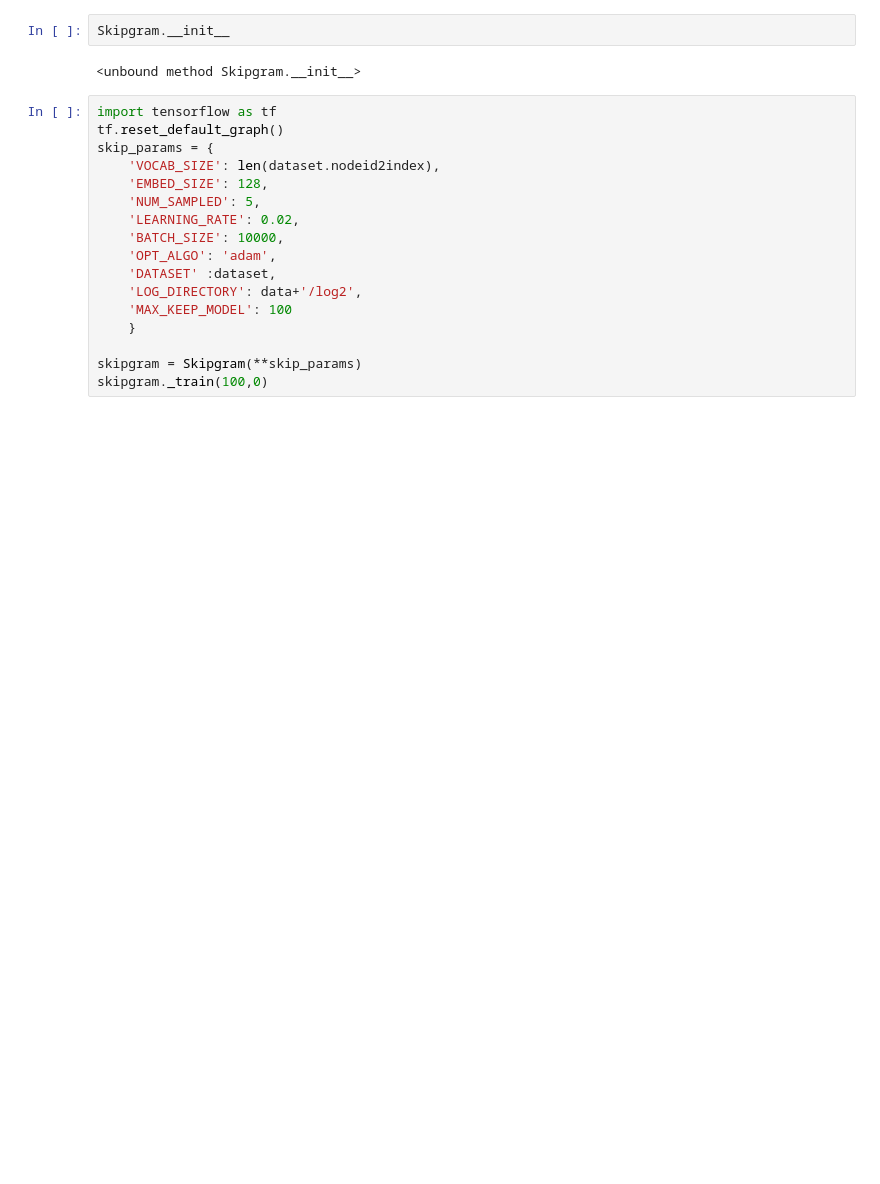
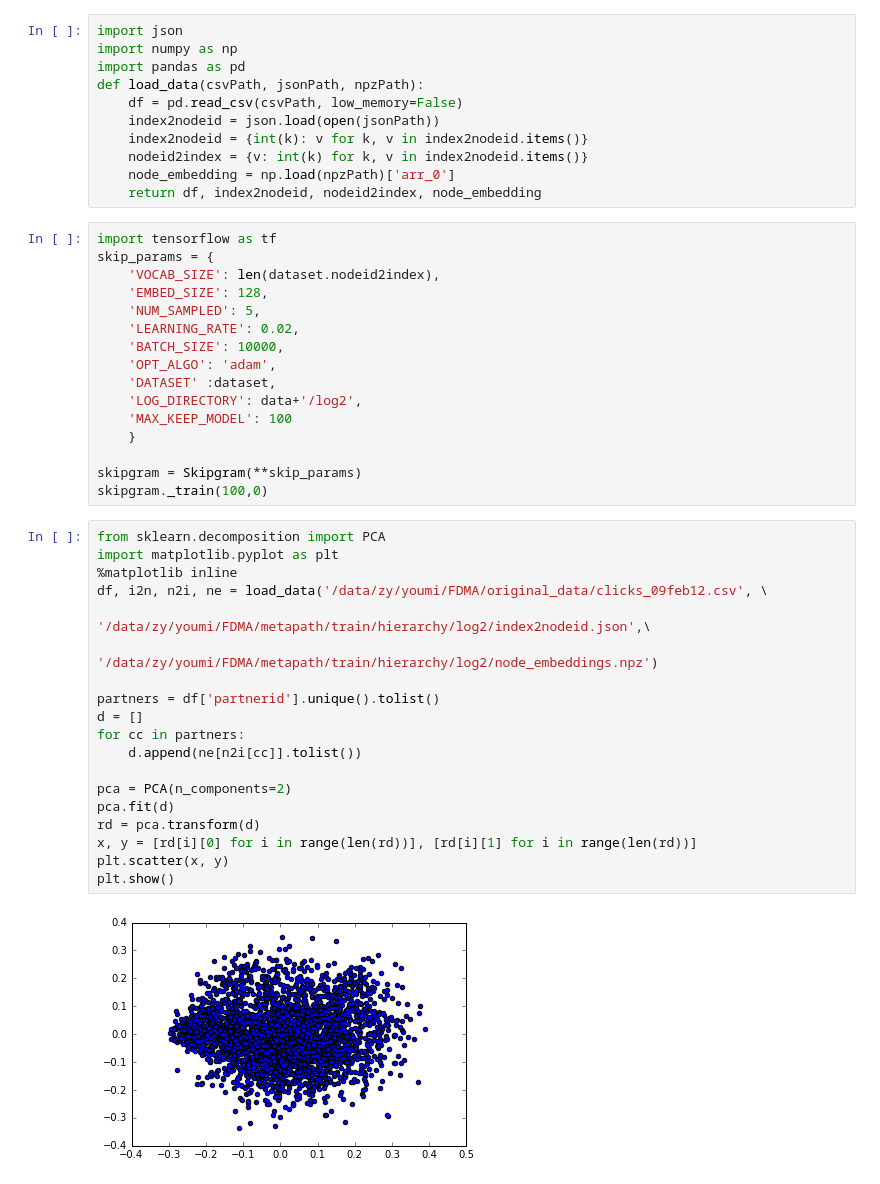
Before and after one commit to YithroZhuang/Fraud_detection, a Jupyter notebook: fraud_detection/Untitled.ipynb, the cells around one changed output. Saved outputs shown, nothing was run; the diff lists cells and outputs as text; blank space fills up the shorter version.

```diff
--- a/fraud_detection/Untitled.ipynb
+++ b/fraud_detection/Untitled.ipynb
@@ -15,11 +15,17 @@ The number of unique words:154183
 window size 5
-# %%
-Skipgram.__init__
-# %% [output]
-<unbound method Skipgram.__init__>
+# %%
+import json
+import numpy as np
+import pandas as pd
+def load_data(csvPath, jsonPath, npzPath):
+    df = pd.read_csv(csvPath, low_memory=False)
+    index2nodeid = json.load(open(jsonPath))
+    index2nodeid = {int(k): v for k, v in index2nodeid.items()}
+    nodeid2index = {v: int(k) for k, v in index2nodeid.items()}
+    node_embedding = np.load(npzPath)['arr_0']
+    return df, index2nodeid, nodeid2index, node_embedding
 # %%
 import tensorflow as tf
-tf.reset_default_graph()
 skip_params = {
     'VOCAB_SIZE': len(dataset.nodeid2index),
     'EMBED_SIZE': 128,
@@ -34,3 +40,24 @@ skip_params = {
 
 skipgram = Skipgram(**skip_params)
 skipgram._train(100,0)
+# %%
+from sklearn.decomposition import PCA
+import matplotlib.pyplot as plt
+%matplotlib inline
+df, i2n, n2i, ne = load_data('/data/zy/youmi/FDMA/original_data/clicks_09feb12.csv', \
+                             '/data/zy/youmi/FDMA/metapath/train/hierarchy/log2/index2nodeid.json',\
+                             '/data/zy/youmi/FDMA/metapath/train/hierarchy/log2/node_embeddings.npz')
+
+partners = df['partnerid'].unique().tolist()
+d = []
+for cc in partners:
+    d.append(ne[n2i[cc]].tolist())
+
+pca = PCA(n_components=2)
+pca.fit(d)
+rd = pca.transform(d)
+x, y = [rd[i][0] for i in range(len(rd))], [rd[i][1] for i in range(len(rd))]
+plt.scatter(x, y)
+plt.show()
+# %% [output]
+[figure, added]
```
Also changed, not shown: parts of 5 cells of this notebook, 10 other files.
